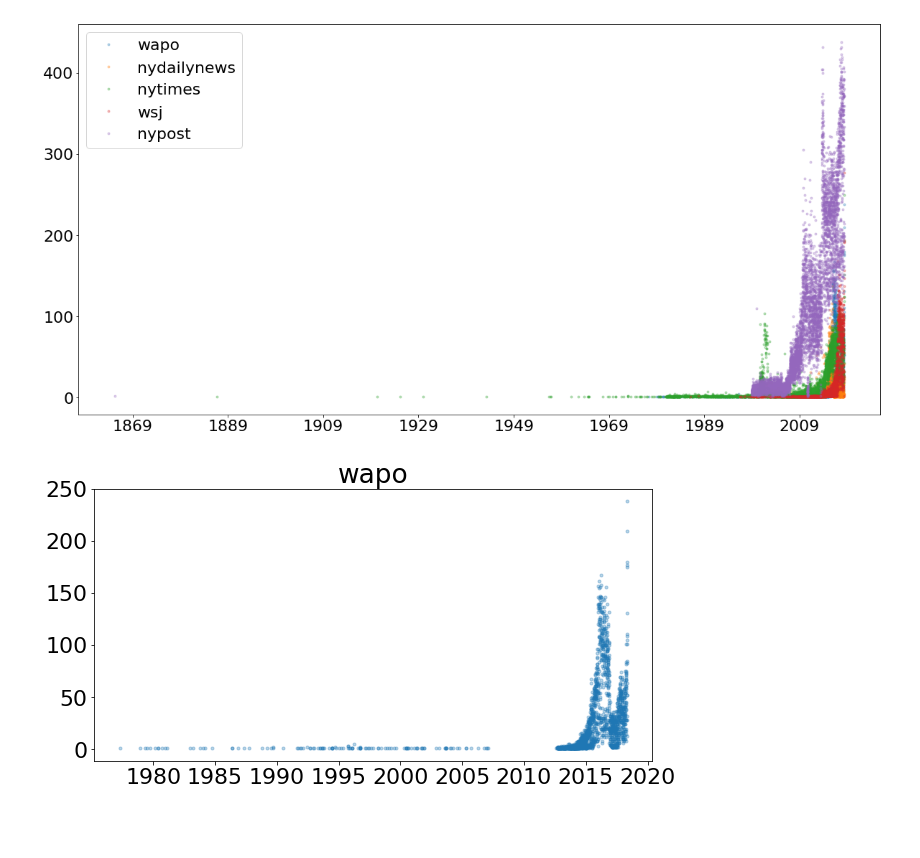
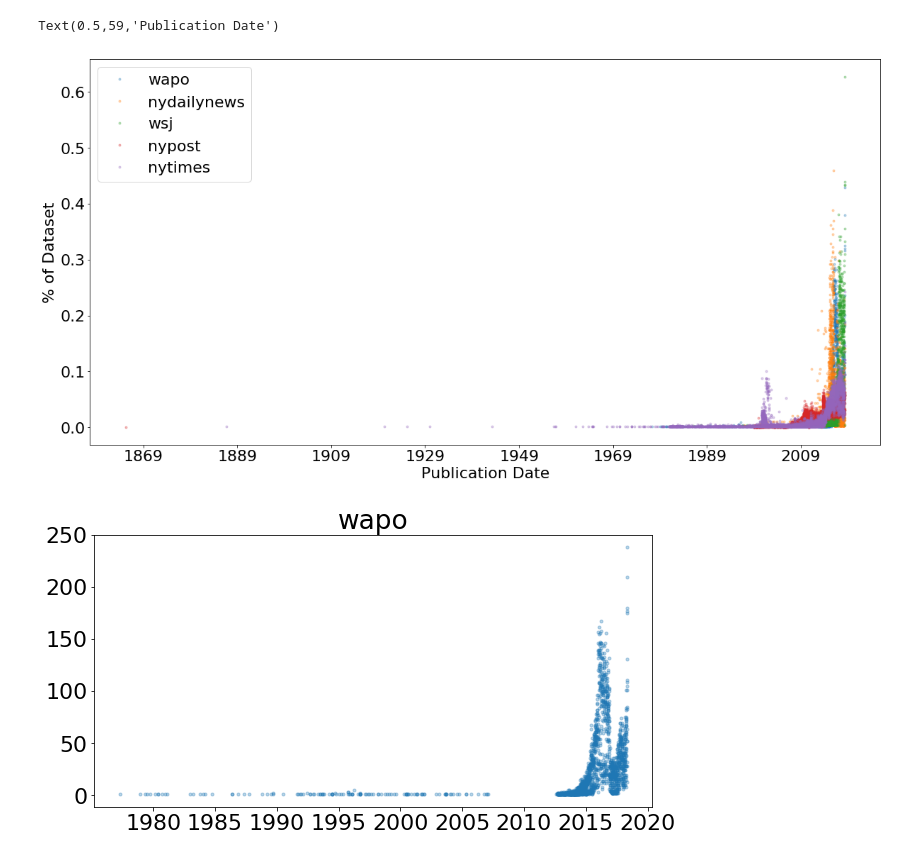
Before and after one commit to jpbm/news_preprocessor, a Jupyter notebook: Date Histograms.ipynb, the cells around one changed output. Cells and saved outputs as stored; diff of their text form; code cells hidden in the pictures; blank space fills up the shorter version.

Commit message:
new histograms

```diff
--- a/Date Histograms.ipynb
+++ b/Date Histograms.ipynb
@@ -24,8 +24,11 @@ matplotlib.rcParams.update({'font.size': 22})
 plt.figure(figsize=(20,10))
 for file in filenames:
     data = get_data(file)
-    plt.plot(data[:,0],data[:,1],'.',alpha = 0.3)
+    print("Max date %s Min date %s" % (str(max(data[:,0])),str(min(data[:,0]))))
+    plt.plot(data[:,0],100*data[:,1]/sum(data[:,1]),'.',alpha = 0.3)
 
 plt.legend([name.replace('_datelist.csv','') for name in filenames],fontsize=22)
 plt.savefig('pubdates_all.png')
+plt.ylabel('% of Dataset')
+plt.xlabel('Publication Date')
 # %% [output]
@@ -32,4 +40,5 @@ plt.savefig('pubdates_all.png')
+Text(0.5,59,'Publication Date')
-[figure, old version]
+[figure, new version]
 # %%
 import matplotlib.pyplot as plt
 import matplotlib
```
Also changed, not shown: parts of 9 cells of this notebook, 4 other files.
